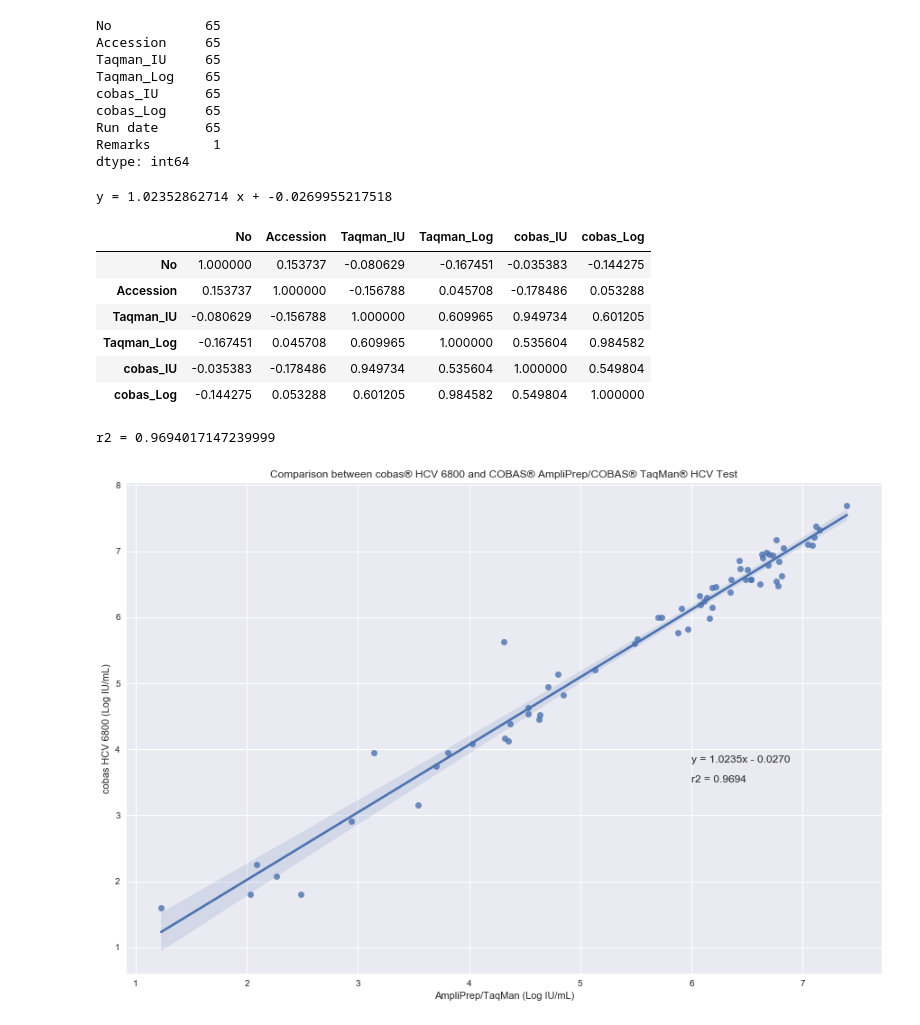
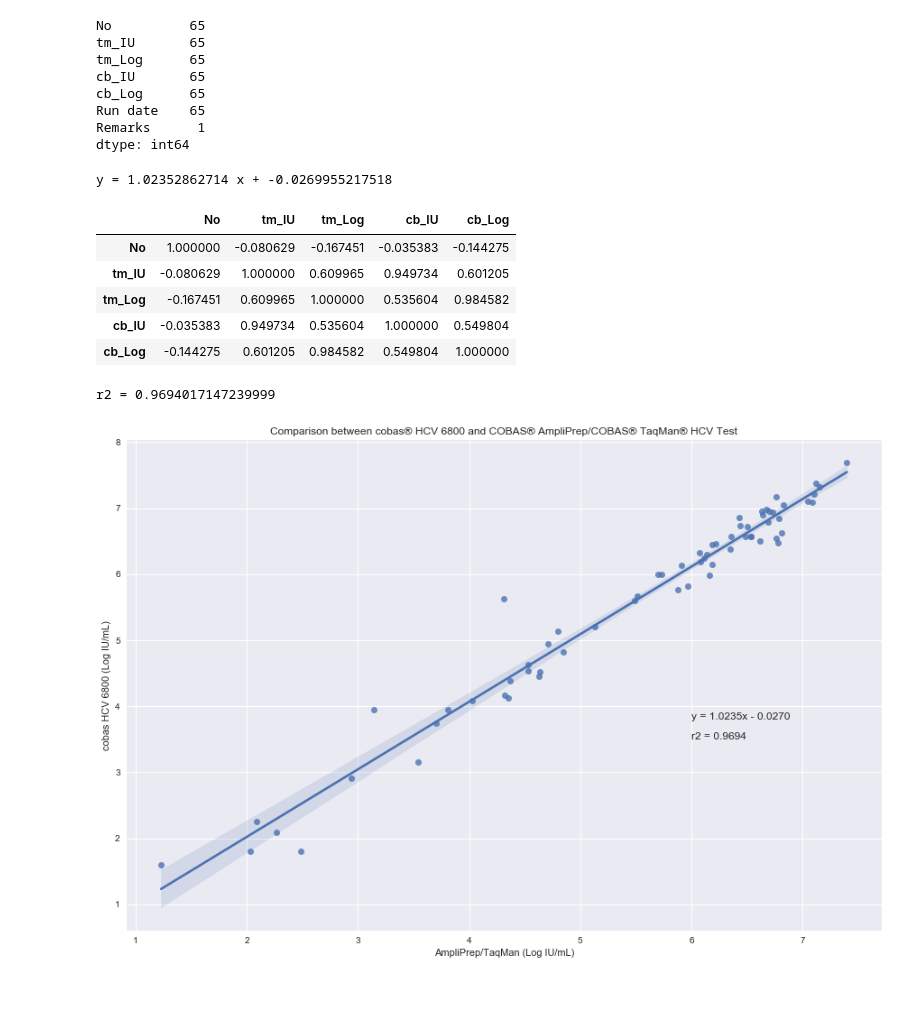
Before and after one commit to hkailee/LabValidationPlots, a Jupyter notebook: workingTable.ipynb, the cells around one changed output. Cells and saved outputs as stored; diff of their text form; code cells hidden in the pictures; blank space fills up the shorter version.

```diff
--- a/workingTable.ipynb
+++ b/workingTable.ipynb
@@ -32,49 +32,47 @@ display(table)
 # %%
 # To select filter out data that less than 15 from the column1
-df = table[table.Taqman_IU > 15]
+df = table[table.tm_IU > 15]
 
 # To select filter out data that less than 15 from the column2
-df = df[df.cobas_IU > 15]
+df = df[df.cb_IU > 15]
 
 # To count and verify total datapoint
 df.count()
 # %% [output]
-No            65
-Accession     65
-Taqman_IU     65
-Taqman_Log    65
-cobas_IU      65
-cobas_Log     65
-Run date      65
-Remarks        1
+No          65
+tm_IU       65
+tm_Log      65
+cb_IU       65
+cb_Log      65
+Run date    65
+Remarks      1
 dtype: int64
 # %%
 import numpy as np
 
 # To assign the values of column1 to x-axis
-x = df['Taqman_Log']
+x = df['tm_Log']
 
 # To assign the values of column2 to y-axis
-y = df['cobas_Log']
+y = df['cb_Log']
 
 # To get the linear regression and print the best fit line formula (Minimal sum of square method).
 regression = np.polyfit(x, y, 1)
 print('y =', regression[0], 'x +', regression[1])
 
 # To get the correlation, r, for all the data.
 display(df.corr())
 
 # To get the correlation, r2, for the target of interest, column1 vs column2.
 print('r2 =',(0.984582)**2)
 # %% [output]
 y = 1.02352862714 x + -0.0269955217518
-|  | No | Accession | Taqman_IU | Taqman_Log | cobas_IU | cobas_Log |
-| No | 1.000000 | 0.153737 | -0.080629 | -0.167451 | -0.035383 | -0.144275 |
-| Accession | 0.153737 | 1.000000 | -0.156788 | 0.045708 | -0.178486 | 0.053288 |
-| Taqman_IU | -0.080629 | -0.156788 | 1.000000 | 0.609965 | 0.949734 | 0.601205 |
-| Taqman_Log | -0.167451 | 0.045708 | 0.609965 | 1.000000 | 0.535604 | 0.984582 |
-| cobas_IU | -0.035383 | -0.178486 | 0.949734 | 0.535604 | 1.000000 | 0.549804 |
-| cobas_Log | -0.144275 | 0.053288 | 0.601205 | 0.984582 | 0.549804 | 1.000000 |
+|  | No | tm_IU | tm_Log | cb_IU | cb_Log |
+| No | 1.000000 | -0.080629 | -0.167451 | -0.035383 | -0.144275 |
+| tm_IU | -0.080629 | 1.000000 | 0.609965 | 0.949734 | 0.601205 |
+| tm_Log | -0.167451 | 0.609965 | 1.000000 | 0.535604 | 0.984582 |
+| cb_IU | -0.035383 | 0.949734 | 0.535604 | 1.000000 | 0.549804 |
+| cb_Log | -0.144275 | 0.601205 | 0.984582 | 0.549804 | 1.000000 |
 r2 = 0.9694017147239999
 # %%
 import seaborn as sns
```
Also changed, not shown: parts of 6 cells of this notebook.
